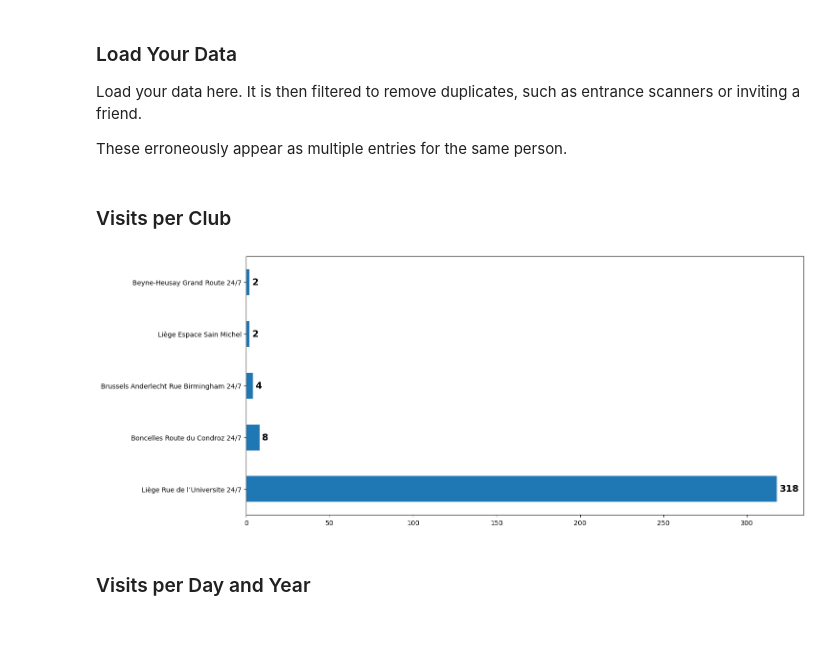
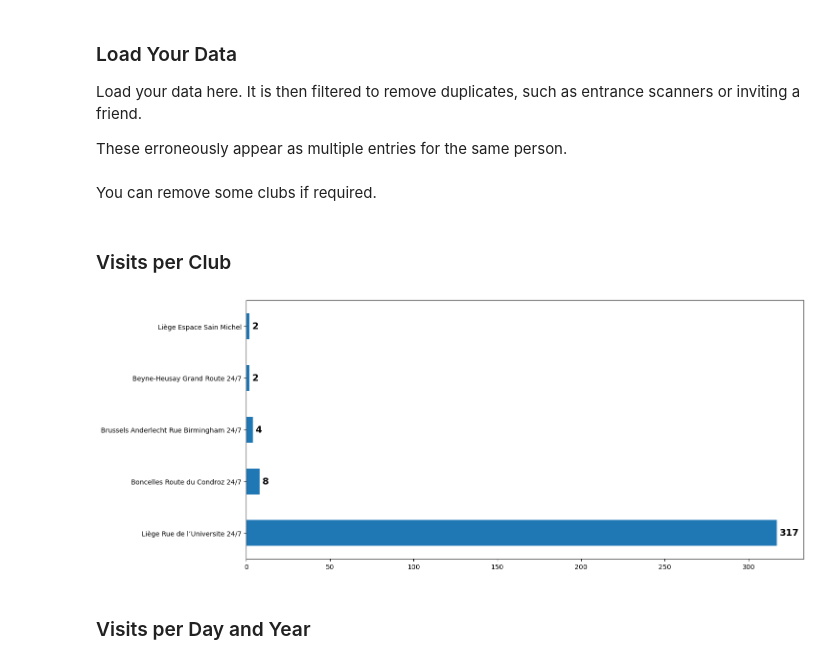
Before and after one commit to iSach/gymnalyst, a Jupyter notebook: basicfit.ipynb, the cells around one changed output. Cells and saved outputs as stored; diff of their text form; code cells hidden in the pictures; blank space fills up the shorter version.

```diff
--- a/basicfit.ipynb
+++ b/basicfit.ipynb
@@ -15,24 +14,35 @@ my_file = 'my-basic-fit-data.json'
+# %%
+my_file = '../sacha.json'
 # %%
 with open(my_file) as f:
     data = json.load(f)
 data['visits']
 data = pd.DataFrame(data['visits'])
 data['datetime'] = pd.to_datetime(data['date'] + ' ' + data['time'], format='%d-%m-%Y %H:%M')
-data = data.drop(['date', 'time'], axis=1)
-data = data.groupby(pd.Grouper(key='datetime', freq='1H'))
-data = data.agg({'club': 'first', 'datetime': 'first'})
-data = data.dropna()
+data['datetime'] = data['datetime'].dt.tz_localize('UTC').dt.tz_convert('Europe/Brussels')
+data = data[~(data['datetime'].sort_values().diff() <= pd.Timedelta(minutes=90))]
+data = data.set_index('datetime').drop(['date', 'time'], axis=1)
+# %% [markdown]
+You can remove some clubs if required.
+# %%
+clubs_to_remove = [
+    'Basic-Fit Perpignan Boulevard Saint-Assiscle',
+    'Basic-Fit Lyon Rue Marius Berliet',
+    'Basic-Fit Venissieux Route de Vienne',
+]
+# %%
+data = data[~data['club'].isin(clubs_to_remove)]
 # %% [markdown]
 ### Visits per Club
 # %%
 fig, ax = plt.subplots(figsize=(15, 7))
 data['club'].apply(lambda x: x.removeprefix('Basic-Fit ')).value_counts().plot(ax=ax, kind='barh')
 ax.set_ylabel('')
 # Write next to each bar how many times it was visited
-for i, v in enumerate(df2['club'].value_counts()):
+for i, v in enumerate(data['club'].value_counts()):
     ax.text(v + 1.5, i - 0.05, str(v), color='black', fontweight='bold', fontdict={'size': 14})
 # %% [output]
-[figure, old version]
+[figure, new version]
 # %% [markdown]
 ### Visits per Day and Year
 # %%
```
Also changed, not shown: parts of 4 cells of this notebook.
